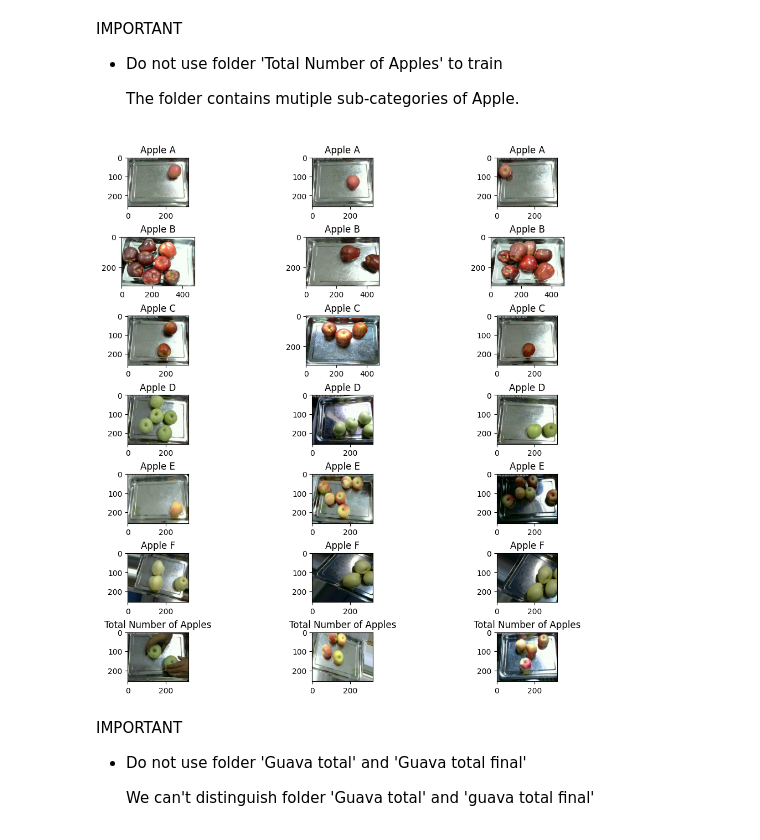
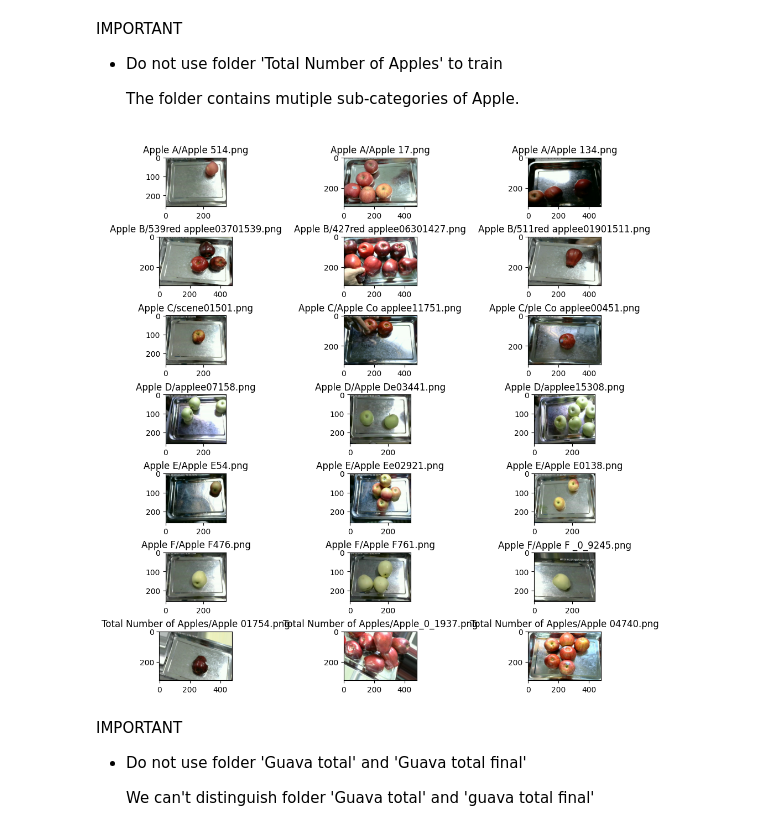
Before and after one commit to jasonrichdarmawan/p2-ml2, a Jupyter notebook: h8dsft_P2M2_jason_rich_darmawan_onggo_putra.ipynb, the cells around one changed output. Drawn from its saved outputs; the diff is of its cells as text; code cells hidden in the pictures.

Commit message:
rename imshow title from the kind of the fruit to the filename to give more info

```diff
--- a/h8dsft_P2M2_jason_rich_darmawan_onggo_putra.ipynb
+++ b/h8dsft_P2M2_jason_rich_darmawan_onggo_putra.ipynb
@@ -106,8 +108,8 @@ df.head()
 # %% [markdown]
 # Functions
 # %%
-def imshow_kind(kind='Apple'):
-    samples = df[df['kind'].str.contains(kind, case=False)] \
+def imshow_kind(data=df, kind='Apple'):
+    samples = data[data['kind'].str.contains(kind, case=False)] \
         .groupby(by='kind').sample(3, random_state=None)
 
     fig, axes = plt.subplots(
@@ -116,15 +118,18 @@ def imshow_kind(kind='Apple'):
     for (_, sample), ax in zip(samples.iterrows(), axes.ravel()):
         img = mpimg.imread(sample['path'])
         ax.imshow(img)
-        ax.set_title(sample['kind'])
+        ax.set_title("/".join(sample['path'].split('/')[-2:]))
 # %% [markdown]
 # Exploratory Data Analysis
+# %%
+# Duplicate the data set
+df_a = df.copy()
 # %% [markdown]
 IMPORTANT
 - Do not use folder 'Total Number of Apples' to train
 
   The folder contains mutiple sub-categories of Apple.
 # %%
-imshow_kind(kind='Apple')
+imshow_kind(data=df_a, kind='Apple')
 # %% [output]
-[figure, old version]
+[figure, new version]
```
Also changed, not shown: parts of 6 cells of this notebook.
